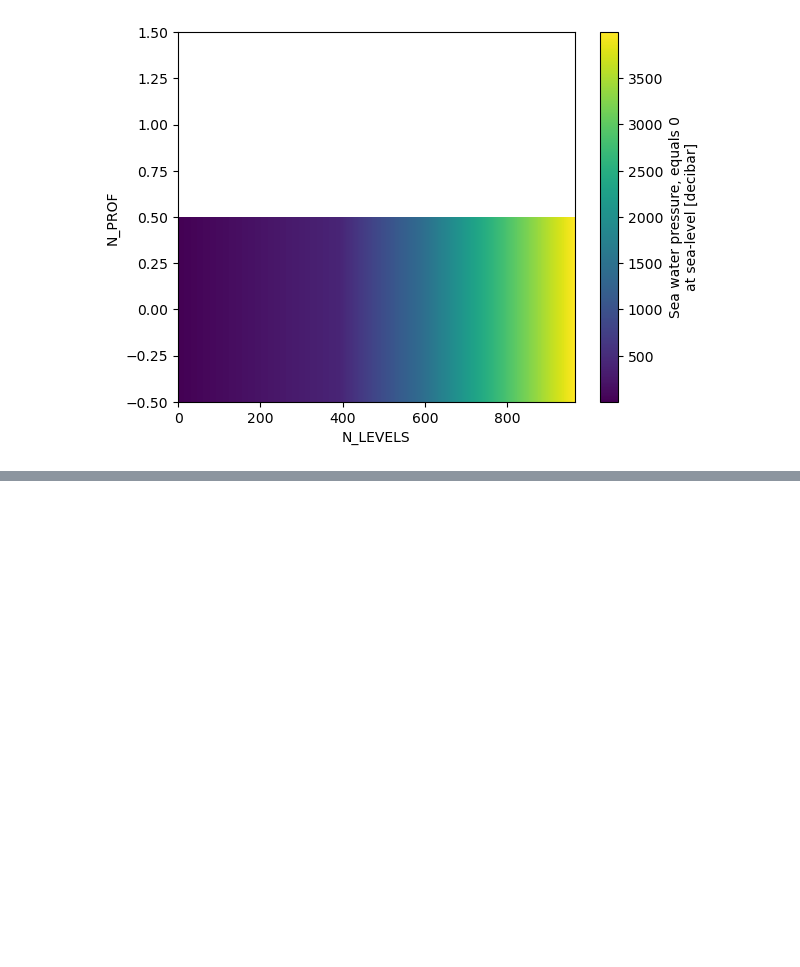
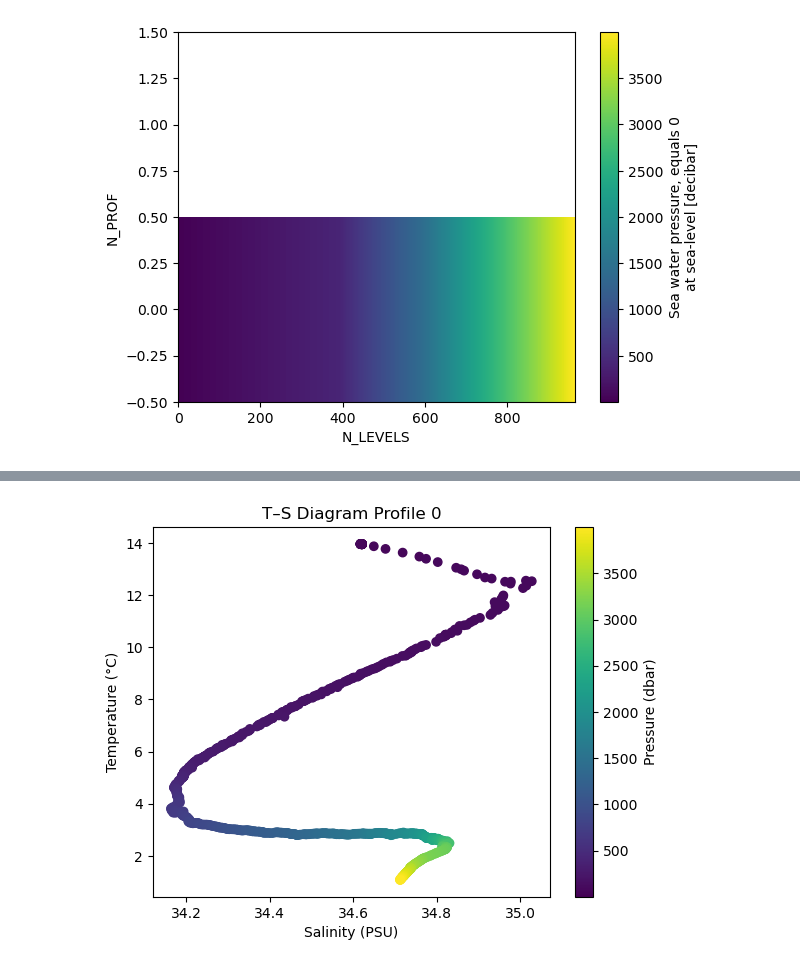
Before and after one commit to amrit-eu/Argo-Toolbox, a Jupyter notebook: jupyter/examples/notebooks/decoder.ipynb, the cells around one changed output, grey strips where cells are left out. Cells and saved outputs as stored; diff of their text form; code cells hidden in the pictures; blank space fills up the shorter version.

```diff
--- a/jupyter/examples/notebooks/decoder.ipynb
+++ b/jupyter/examples/notebooks/decoder.ipynb
@@ -103,0 +120,12 @@ ds.PRES_ADJUSTED.plot()
+# %%
+prof = df.xs((profile_id, param_temp), level=('N_PROF','N_PARAM'))
+prof = prof[['PRES', 'TEMP_ADJUSTED', 'PSAL_ADJUSTED']].dropna()
+
+plt.scatter(prof['PSAL_ADJUSTED'], prof['TEMP_ADJUSTED'], c=prof['PRES'])
+plt.colorbar(label='Pressure (dbar)')
+plt.xlabel('Salinity (PSU)')
+plt.ylabel('Temperature (°C)')
+plt.title(f'T–S Diagram Profile {profile_id}')
+plt.show()
+# %% [output]
+[figure, added]
```
Also changed, not shown: parts of 7 cells of this notebook.
